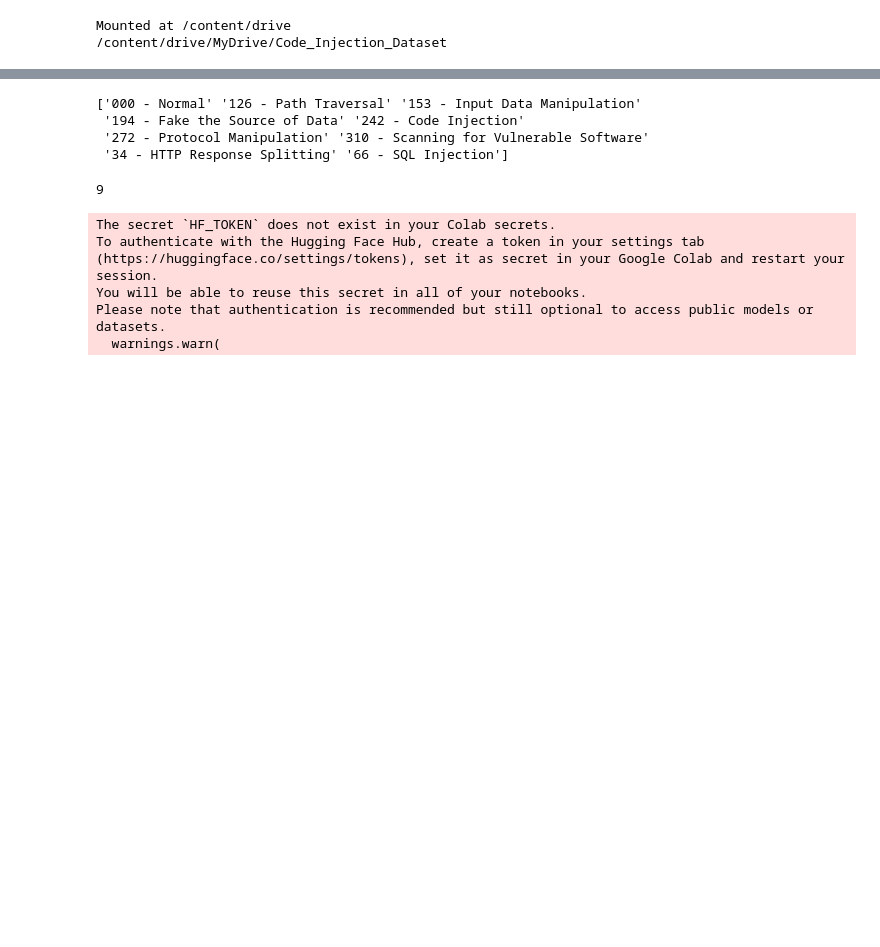
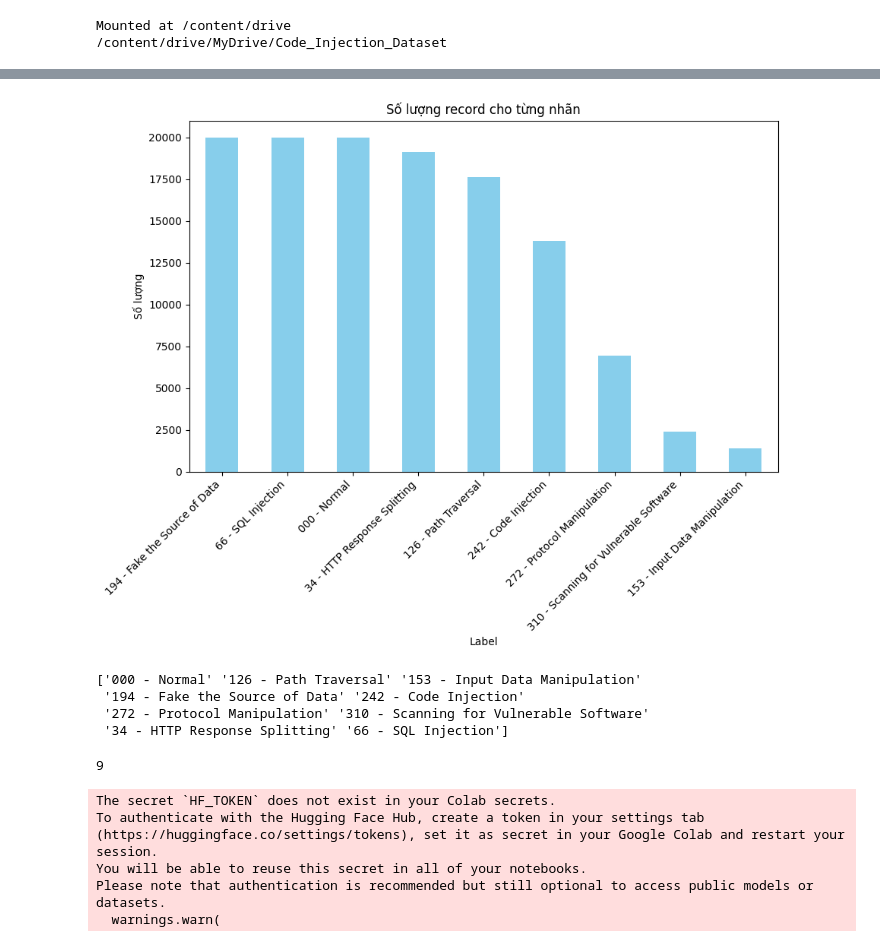
Before and after one commit to tungduong03/Deep-Learning, a Jupyter notebook: secBERT.ipynb, the cells around one changed output, grey strips where cells are left out. Cells and saved outputs as stored; diff of their text form; code cells hidden in the pictures; blank space fills up the shorter version.

```diff
--- a/secBERT.ipynb
+++ b/secBERT.ipynb
@@ -38,3 +53,14 @@ df = df_combined
+# %%
+import matplotlib.pyplot as plt
+
+label_counts.plot(kind='bar', figsize=(10, 6), color='skyblue')
+plt.title("Số lượng record cho từng nhãn")
+plt.xlabel("Label")
+plt.ylabel("Số lượng")
+plt.xticks(rotation=45, ha='right')
+plt.show()
+# %% [output]
+[figure, added]
 # %%
 # Phân chia dữ liệu train-test
 X_train, X_test, y_train, y_test = train_test_split(df['text'],
```
Also changed, not shown: parts of 1 cell of this notebook.
